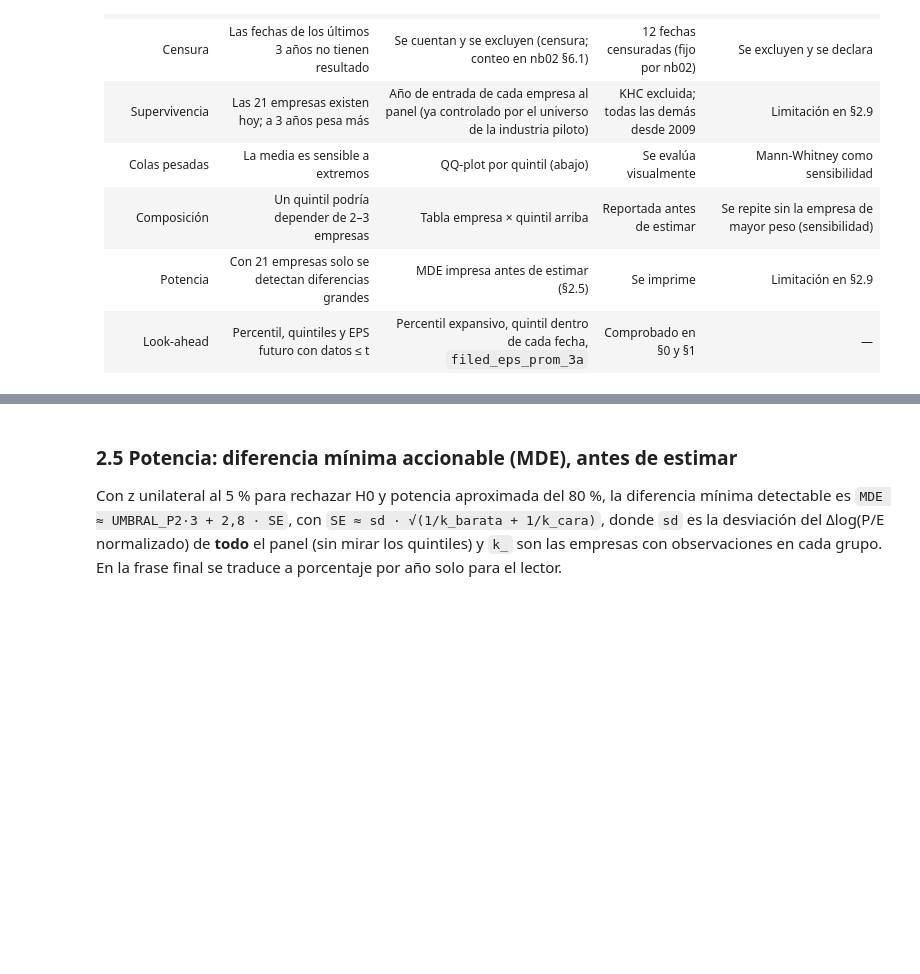
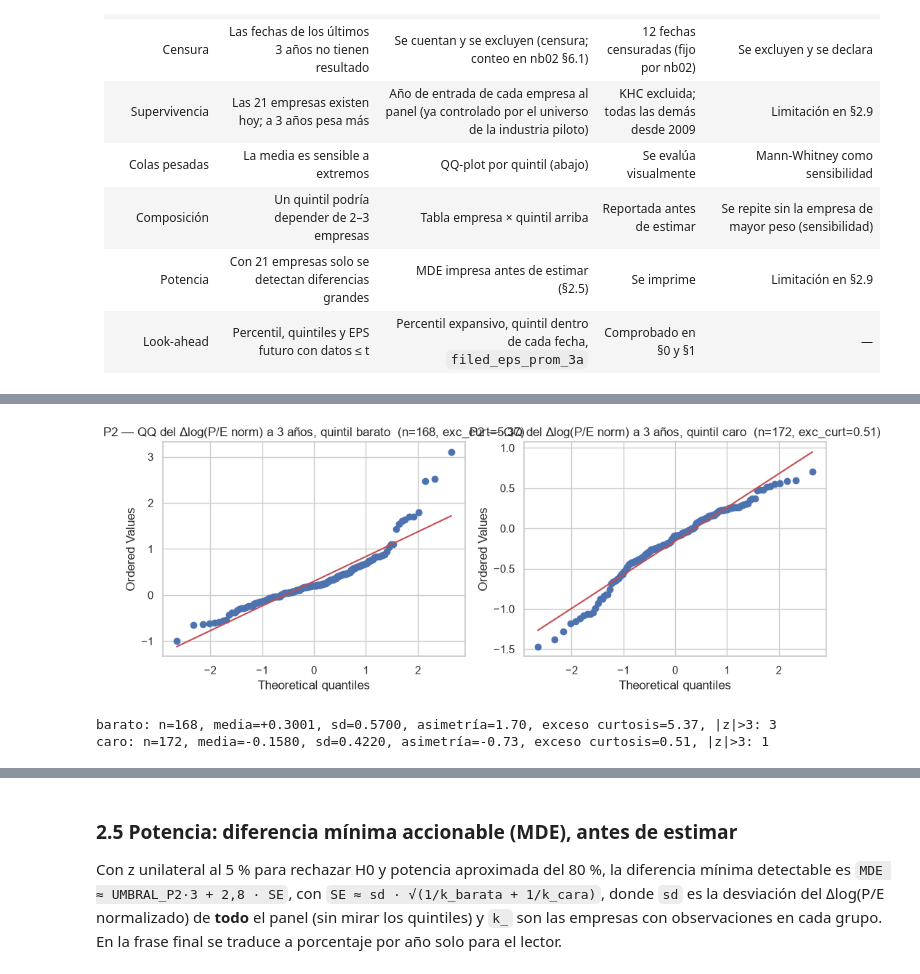
Before and after one commit to louis97/asistente-financiero, a Jupyter notebook: notebooks/04_eda_multivariado.ipynb, the cells around one changed output, grey strips where cells are left out. Cells and saved outputs as stored; diff of their text form; code cells hidden in the pictures; blank space fills up the shorter version.

Commit message:
fix(nb04): quintiles balanceados por fecha; QQ P2; lectura trampa de valor

```diff
--- a/notebooks/04_eda_multivariado.ipynb
+++ b/notebooks/04_eda_multivariado.ipynb
@@ -359 +394,23 @@ print(f"(ambas distintas de 0 → el IC se calcula por EMPRESA y las fechas se s
 (ambas distintas de 0 → el IC se calcula por EMPRESA y las fechas se sensibilizan por bloques de 4)
+# %%
+# QQ-plot por quintil del Δlog(P/E normalizado) a 3 años (verificación del supuesto de colas pesadas)
+P2_tmp = pf_sorted[pf_sorted["fecha_trim"].isin(fechas_ok)
+                   & pf_sorted["dlog_pe_norm"].notna()
+                   & pf_sorted["quintil"].isin(["barato", "caro"])]
+fig, axes = plt.subplots(1, 2, figsize=(10, 4))
+for ax, q in zip(axes, ["barato", "caro"]):
+    s = P2_tmp.loc[P2_tmp["quintil"] == q, "dlog_pe_norm"].dropna()
+    stats.probplot(s, dist="norm", plot=ax)
+    ax.set_title(f"P2 — QQ del Δlog(P/E norm) a 3 años, quintil {q}  "
+                 f"(n={len(s)}, exc_curt={stats.kurtosis(s, bias=False):.2f})")
+plt.tight_layout(); plt.show()
+# Resumen numérico
+for q in ["barato", "caro"]:
+    s = P2_tmp.loc[P2_tmp["quintil"] == q, "dlog_pe_norm"].dropna()
+    print(f"{q}: n={len(s)}, media={s.mean():+.4f}, sd={s.std():.4f}, "
+          f"asimetría={stats.skew(s, bias=False):.2f}, exceso curtosis={stats.kurtosis(s, bias=False):.2f}, "
+          f"|z|>3: {int(((s - s.mean()).abs() / s.std() > 3).sum())}")
+# %% [output]
+[figure, added]
+barato: n=168, media=+0.3001, sd=0.5700, asimetría=1.70, exceso curtosis=5.37, |z|>3: 3
+caro: n=172, media=-0.1580, sd=0.4220, asimetría=-0.73, exceso curtosis=0.51, |z|>3: 1
```
Also changed, not shown: parts of 23 cells of this notebook, 2 other files.
